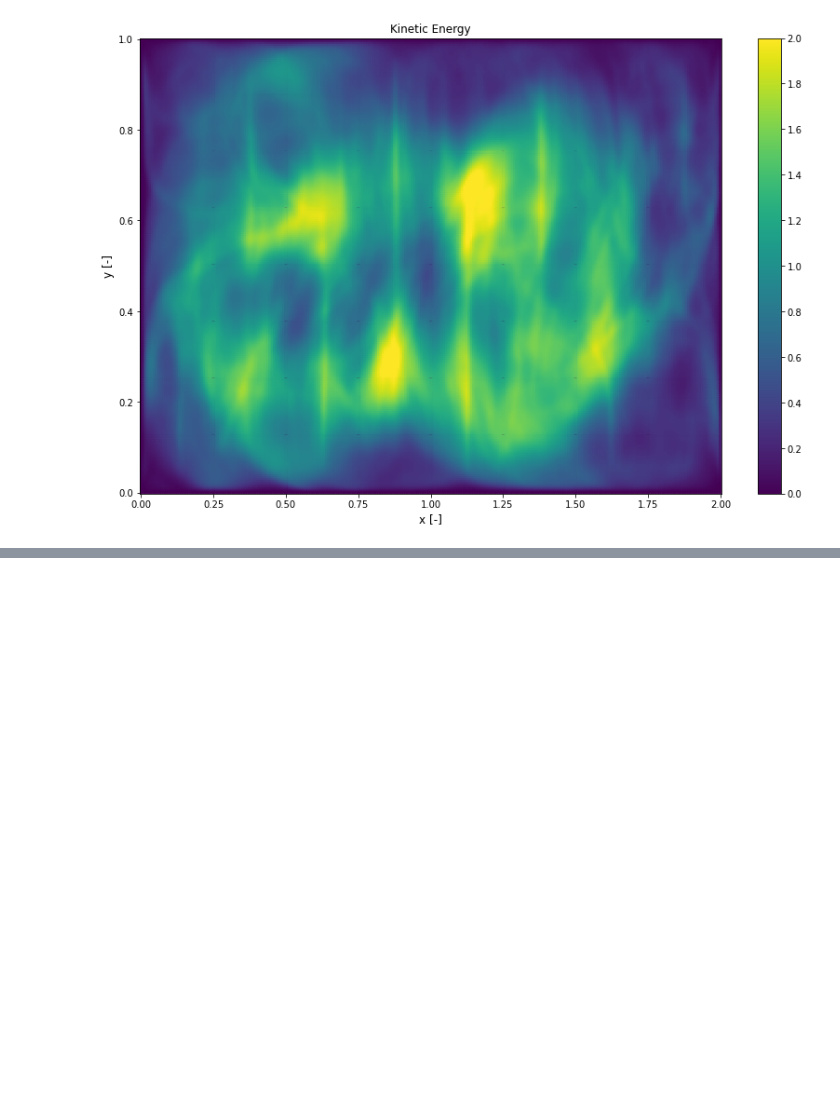
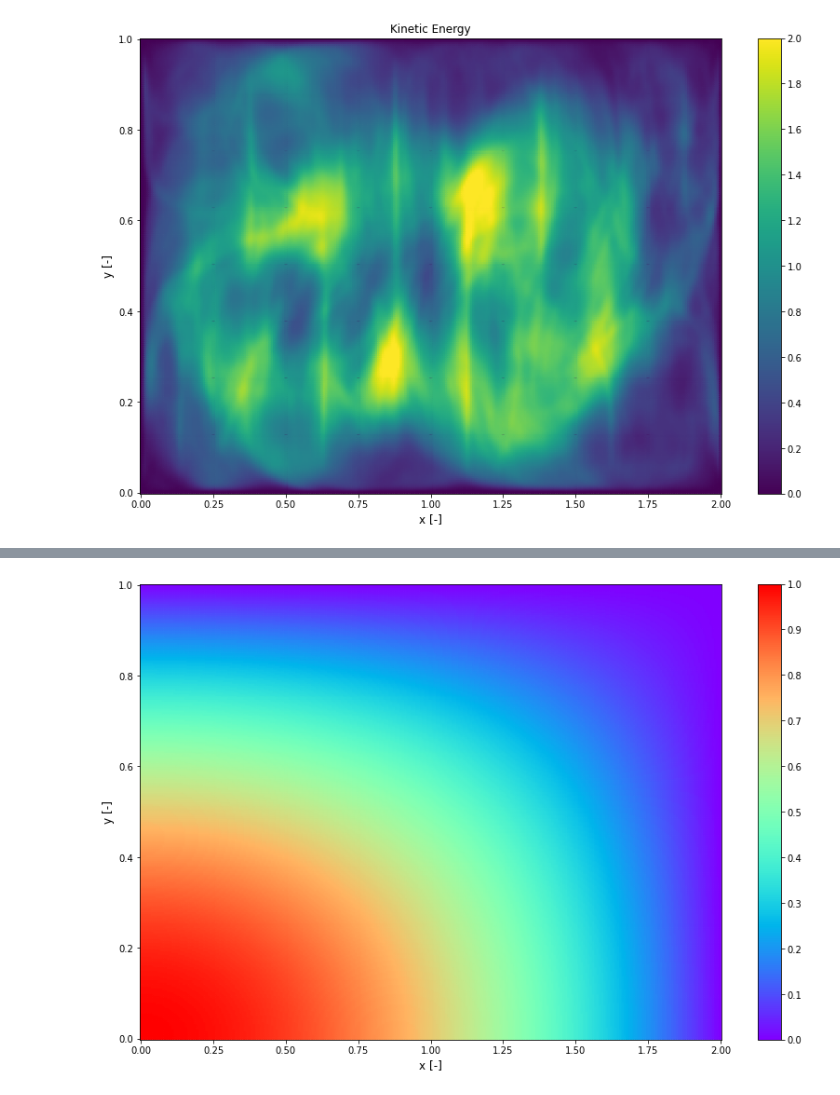
Before and after one commit to GWU-CFD/pyIOFlash, a Jupyter notebook: examples/Introduction-Part04.ipynb, the cells around one changed output, grey strips where cells are left out. Drawn from its saved outputs; the diff is of its cells as text; code cells hidden in the pictures; blank space fills up the shorter version.

```diff
--- a/examples/Introduction-Part04.ipynb
+++ b/examples/Introduction-Part04.ipynb
@@ -24,0 +29,6 @@ _, _ = _simple_plot2D(data, ke, Plane(), title='Kinetic Energy', method='density
+# %%
+xx, yy = data.geometry._grd_mesh_x[1, :, 1, :, :], data.geometry._grd_mesh_y[1, :, 1, :, :]
+zz = numpy.cos(0.5 * numpy.pi * xx / 2.0) * numpy.cos(0.5 * numpy.pi * yy)
+_, _ = _simple_plot2D(_, zz, x=xx, y=yy, blocks=range(64), colormap='rainbow', vrange=(0, 1))
+# %% [output]
+[figure, added]
```
Also changed, not shown: parts of 7 cells of this notebook, 3 other files.
